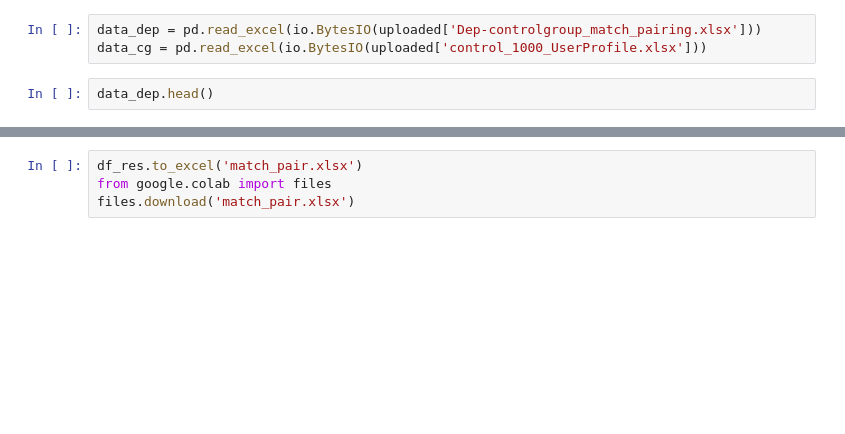
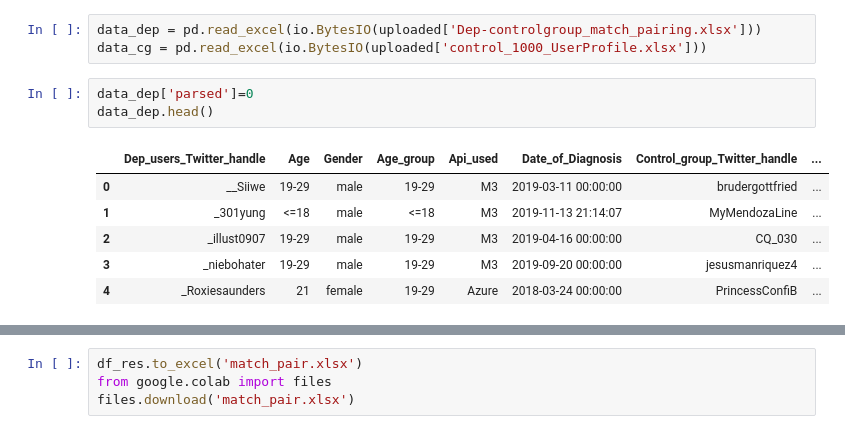
Before and after one commit to abhilashhn1993/topic-modeling-to-identify-depression-markers, a Jupyter notebook: ControlGroupMatchPairing.ipynb, the cells around one changed output, grey strips where cells are left out. Drawn from its saved outputs; the diff is of its cells as text; blank space fills up the shorter version.

```diff
--- a/ControlGroupMatchPairing.ipynb
+++ b/ControlGroupMatchPairing.ipynb
@@ -12,7 +16,15 @@ uploaded = files.upload()
 data_dep = pd.read_excel(io.BytesIO(uploaded['Dep-controlgroup_match_pairing.xlsx']))
 data_cg = pd.read_excel(io.BytesIO(uploaded['control_1000_UserProfile.xlsx']))
 # %%
+data_dep['parsed']=0
 data_dep.head()
+# %% [output]
+|  | Dep_users_Twitter_handle | Age | Gender | Age_group | Api_used | Date_of_Diagnosis | Control_group_Twitter_handle | ... |
+| 0 | __Siiwe | 19-29 | male | 19-29 | M3 | 2019-03-11 00:00:00 | brudergottfried | ... |
+| 1 | _301yung | <=18 | male | <=18 | M3 | 2019-11-13 21:14:07 | MyMendozaLine | ... |
+| 2 | _illust0907 | 19-29 | male | 19-29 | M3 | 2019-04-16 00:00:00 | CQ_030 | ... |
+| 3 | _niebohater | 19-29 | male | 19-29 | M3 | 2019-09-20 00:00:00 | jesusmanriquez4 | ... |
+| 4 | _Roxiesaunders | 21 | female | 19-29 | Azure | 2018-03-24 00:00:00 | PrincessConfiB | ... |
 # %%
 data_cg['flag'] = 0
 data_cg.head()
```
Also changed, not shown: parts of 10 cells of this notebook.
